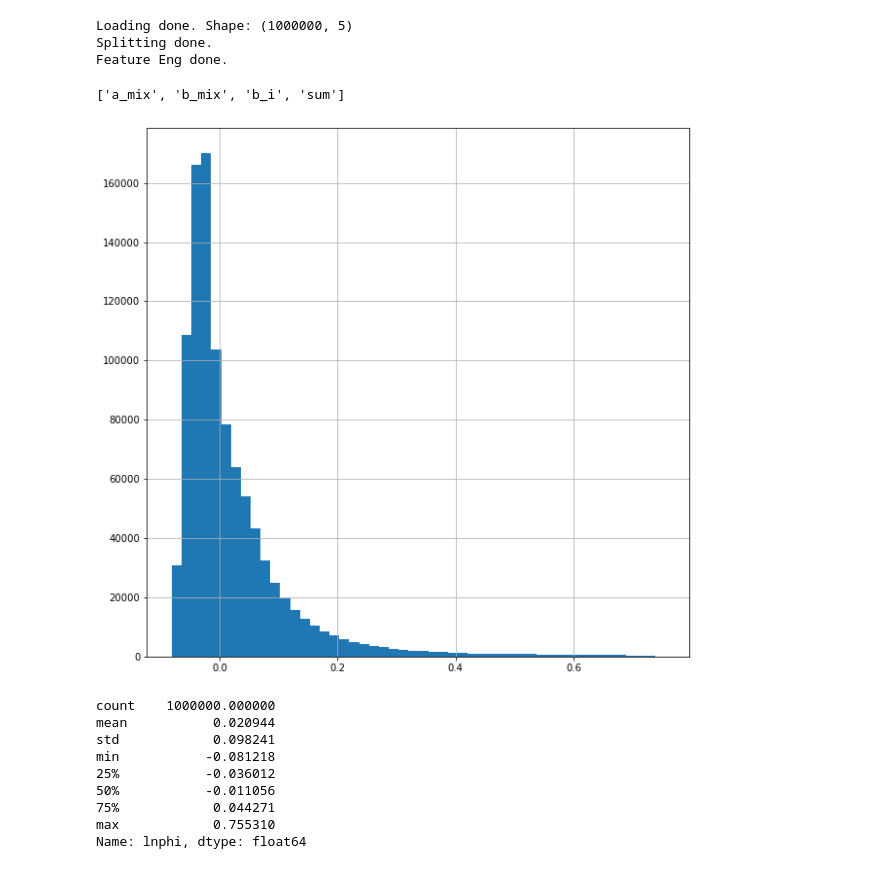
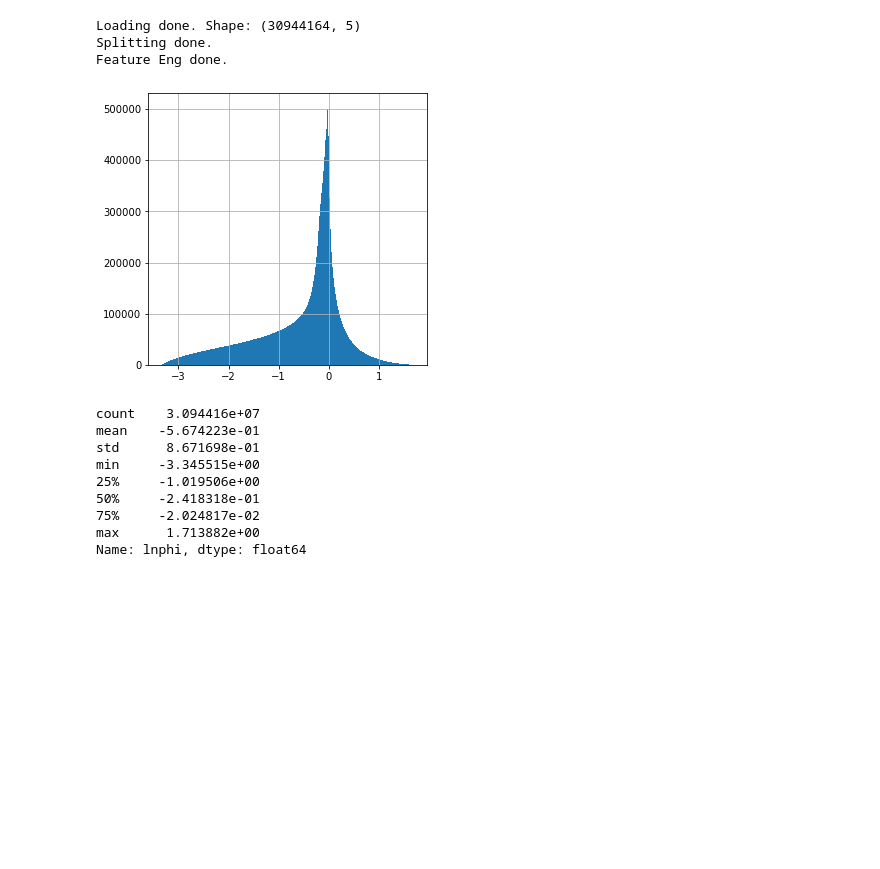
Before and after one commit to mark-zhao1/Fugacity-Coefficient-Prediction-by-ANN, a Jupyter notebook: Train/nC4-nC10 data gen from PTx larger/Continue_Train-Desktop.ipynb, the cells around one changed output. Cells and saved outputs as stored; diff of their text form; code cells hidden in the pictures; blank space fills up the shorter version.

```diff
--- a/Train/nC4-nC10 data gen from PTx larger/Continue_Train-Desktop.ipynb
+++ b/Train/nC4-nC10 data gen from PTx larger/Continue_Train-Desktop.ipynb
@@ -13,14 +13,10 @@ from sklearn.preprocessing import MinMaxScaler
 from sklearn.compose import ColumnTransformer
 from train import train_lnphi
 # %%
-'''
-# P range [10,30], T range [620, 650], x_nC4 range [0,1]
-See data_gen_from_PTx.py
-'''
 
 # Load and prepare training data
 LNPHI_PATH = r"E:\Datasets"
-datafile_name = r"nC4_data_nC4-nC10_PTx_range_20200821-194011.csv" #nC4_data_nC4-nC10_PTx_range_20200821-194011.csv
+datafile_name = r"nC4_data_nC4-nC10_T300-650_P5-100_x0-1_20200915-111553.csv"
 # nC10_data_nC4-nC10_PTx_range_20200822-113453.csv
 log_save_dir = r"C:\Users\win7\Desktop\logs"
 
@@ -30,29 +26,27 @@ tr.load_lnphi_data(LNPHI_PATH, datafile_name)
 tr.split_data()
 tr.feature_eng()
 # %% [output]
-Loading done. Shape: (1000000, 5)
+Loading done. Shape: (30944164, 5)
 Splitting done.
 Feature Eng done.
 # %%
 list(tr.X_train)
-# %% [output]
-['a_mix', 'b_mix', 'b_i', 'sum']
 # %%
-tr.lnphi['lnphi'].hist(bins=50, figsize=(10,10))
+tr.lnphi['lnphi'].hist(bins=500, figsize=(5,5))
 plt.show()
 # %% [output]
-[figure, old version]
+[figure, new version]
 # %%
 tr.lnphi['lnphi'].describe()
 # %% [output]
-count    1000000.000000
-mean           0.020944
-std            0.098241
-min           -0.081218
-25%           -0.036012
-50%           -0.011056
-75%            0.044271
-max            0.755310
+count    3.094416e+07
+mean    -5.674223e-01
+std      8.671698e-01
+min     -3.345515e+00
+25%     -1.019506e+00
+50%     -2.418318e-01
+75%     -2.024817e-02
+max      1.713882e+00
 Name: lnphi, dtype: float64
 # %%
 # Note: Histogram may have empty bins. This is an effect of bin resolution, and does not necessarily mean
```
Also changed, not shown: parts of 8 cells of this notebook, 47 other files.
